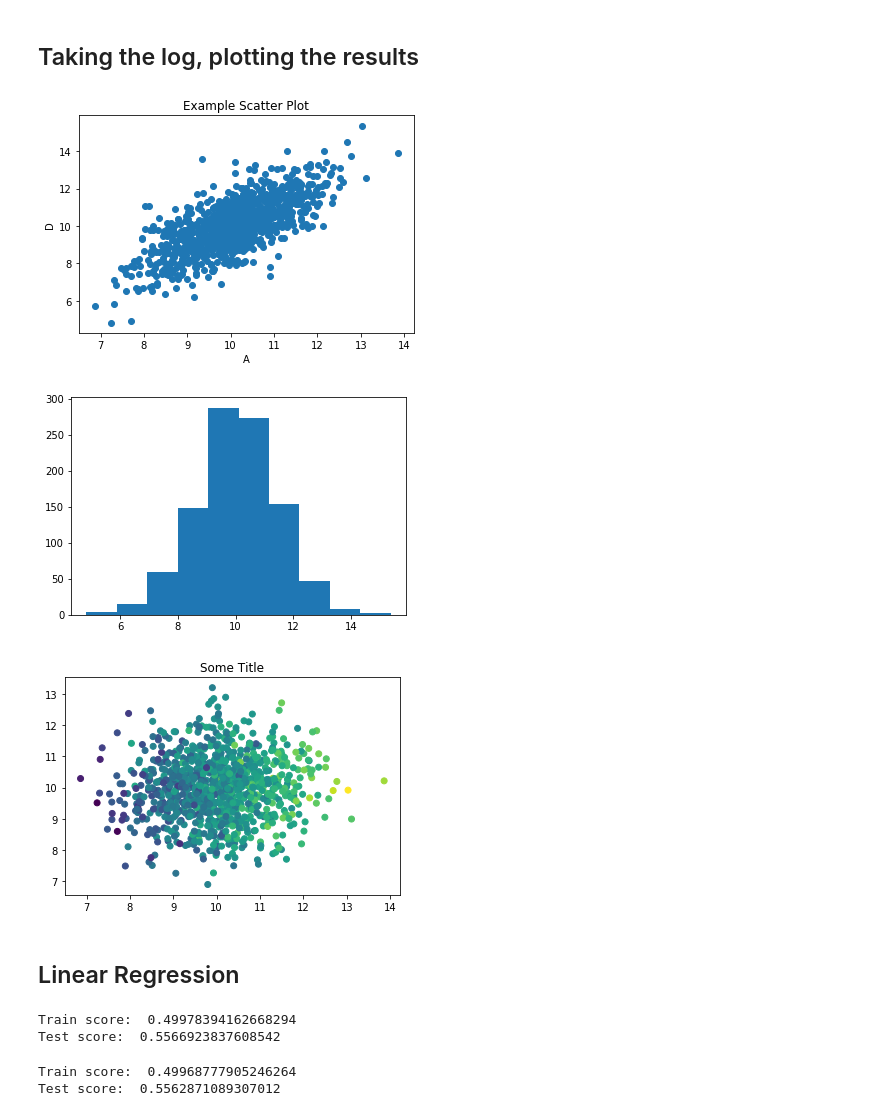
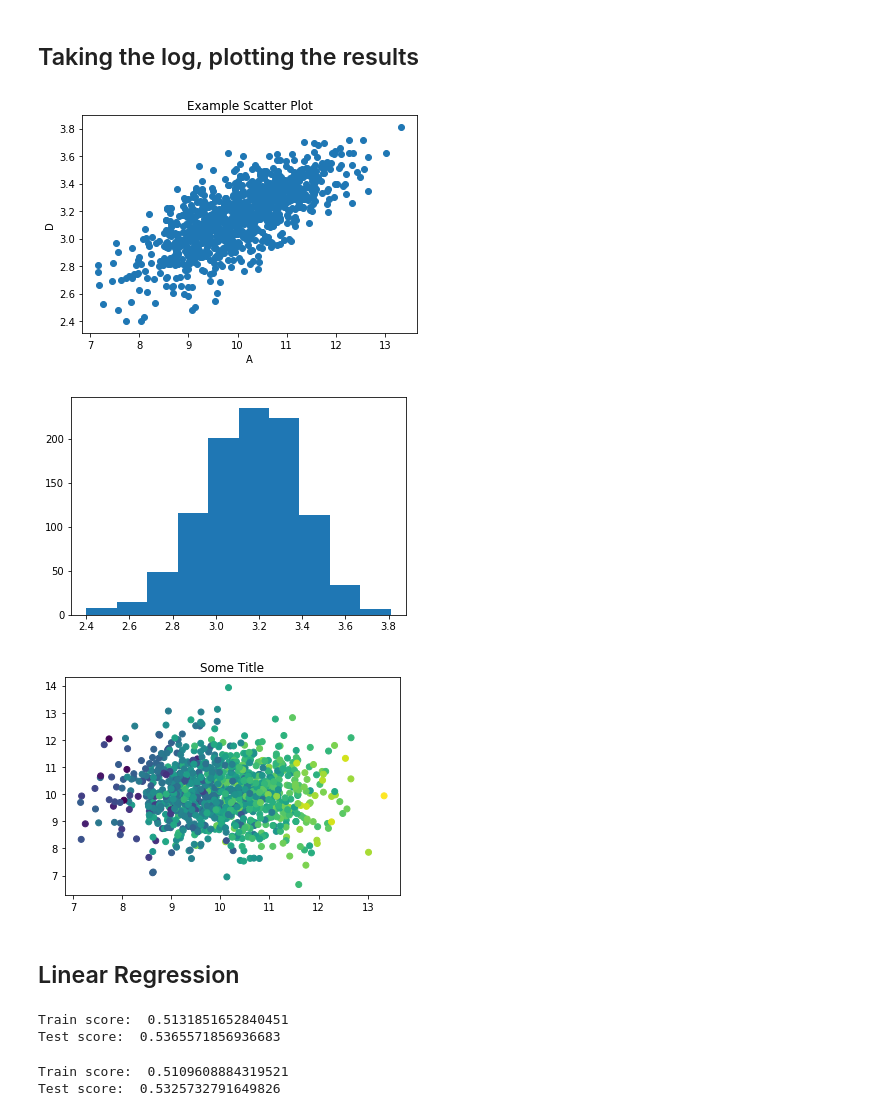
Before and after one commit to mbswirsky/git_example, a Jupyter notebook: example_notebook.ipynb, the cells around one changed output. Cells and saved outputs as stored; diff of their text form; code cells hidden in the pictures.

Commit message:
added sqrt again

```diff
--- a/example_notebook.ipynb
+++ b/example_notebook.ipynb
@@ -29,27 +29,27 @@ df.head()
 # %%
 # Try out square rooting D
 
 df_mod = np.log(df) + 10
-#df_mod['D'] = np.sqrt(df_mod['D'])
+df_mod['D'] = np.sqrt(df_mod['D'])
 
 plt.scatter(df_mod['A'], df_mod['D'])
 plt.xlabel('A')
 plt.ylabel('D')
 plt.title('Example Scatter Plot')
 plt.show()
 # %% [output]
-[figure, old version]
+[figure, new version]
 # %%
 plt.hist(df_mod['D'])
 plt.show()
 # %% [output]
-[figure, old version]
+[figure, new version]
 # %%
 plt.scatter(df_mod['A'], df_mod['C'], c=df_mod['D'])
 plt.title('Some Title')
 plt.show()
 # %% [output]
-[figure, old version]
+[figure, new version]
 # %%
 from sklearn.model_selection import train_test_split
 
@@ -67,8 +67,8 @@ print('Train score: ', line.score(X_train, Y_train))
 
 print('Test score: ', line.score(X_test, Y_test))
 # %% [output]
-Train score:  0.49978394162668294
-Test score:  0.5566923837608542
+Train score:  0.5131851652840451
+Test score:  0.5365571856936683
 # %%
 from sklearn.linear_model import Lasso
 
@@ -80,5 +80,5 @@ print('Train score: ', lasso.score(X_train, Y_train))
 
 print('Test score: ', lasso.score(X_test, Y_test))
 # %% [output]
-Train score:  0.49968777905246264
-Test score:  0.5562871089307012
+Train score:  0.5109608884319521
+Test score:  0.5325732791649826
```
Also changed, not shown: parts of 1 cell of this notebook.
